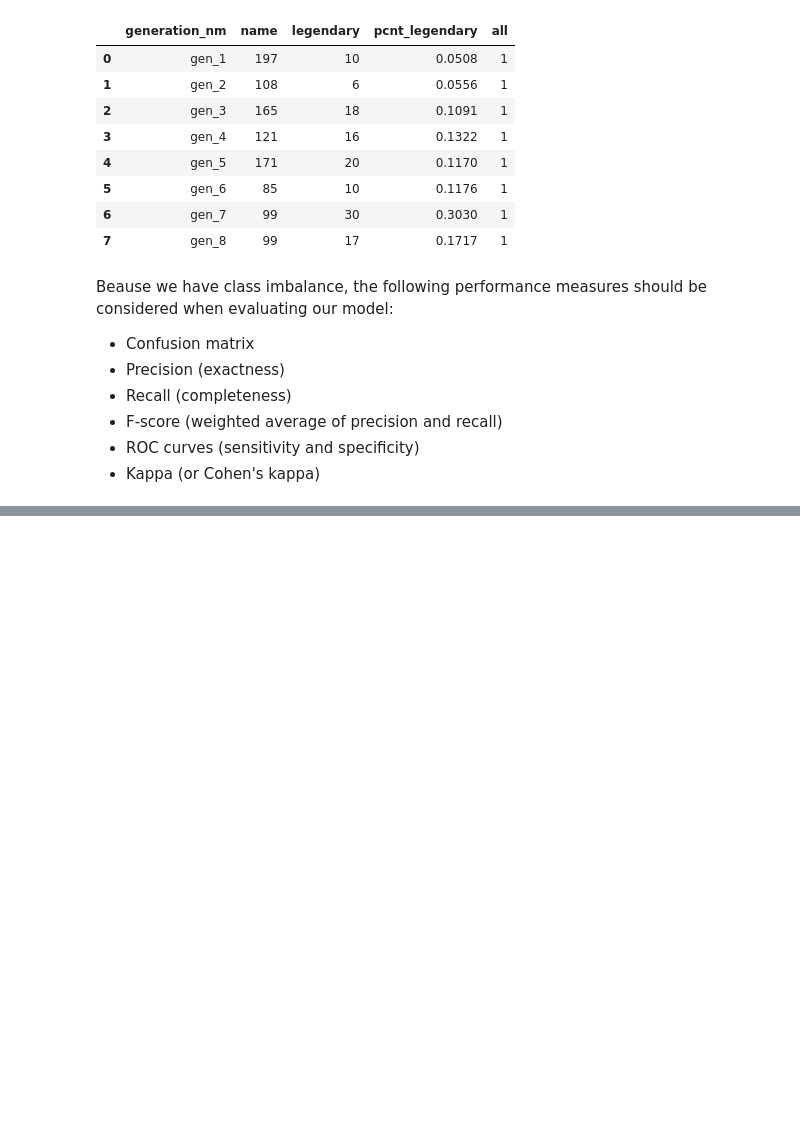
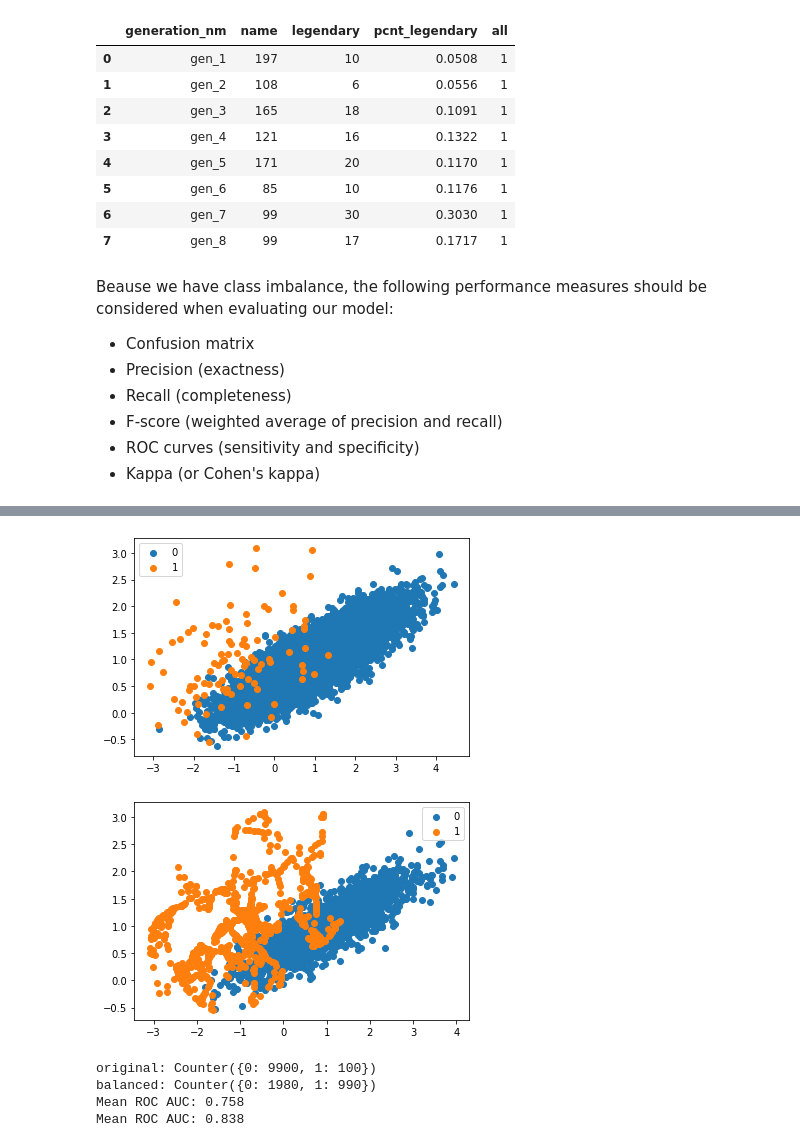
Before and after one commit to shannonhlo/pokemon-classification, a Jupyter notebook: analysis/dom/eda_dom.ipynb, the cells around one changed output, grey strips where cells are left out. Saved outputs shown, nothing was run; the diff lists cells and outputs as text; code cells hidden in the pictures; blank space fills up the shorter version.

Commit message:
Added an example with dummy data for SMOTE and a decision tree classifier

```diff
--- a/analysis/dom/eda_dom.ipynb
+++ b/analysis/dom/eda_dom.ipynb
@@ -178,0 +205,70 @@ Beause we have class imbalance, the following performance measures should be con
+# %%
+# Credit
+# https://machinelearningmastery.com/smote-oversampling-for-imbalanced-classification/from collections import Counter
+
+# load dependencies
+from sklearn.datasets import make_classification
+from sklearn.model_selection import cross_val_score
+from sklearn.model_selection import RepeatedStratifiedKFold
+from sklearn.tree import DecisionTreeClassifier
+from matplotlib import pyplot
+import numpy as np
+from imblearn.over_sampling import SMOTE
+from imblearn.under_sampling import RandomUnderSampler
+from imblearn.pipeline import Pipeline# define dataset
+
+# define dataset
+x, y = make_classification(n_samples=10000, n_features=2, n_redundant=0,
+	n_clusters_per_class=1, weights=[0.99], flip_y=0, random_state=1)
+
+# scatter plot of examples by class label
+for label, _ in counter.items():
+	row_ix = np.where(y == label)[0]
+	pyplot.scatter(x[row_ix, 0], x[row_ix, 1], label=str(label))
+pyplot.legend()
+pyplot.show()
+
+# define class balancing pipeline: first oversample, then undersample
+over = SMOTE(sampling_strategy=0.1)
+under = RandomUnderSampler(sampling_strategy=0.5)
+steps = [('over', over), ('under', under)]
+pipeline = Pipeline(steps=steps)
+
+# create new datasets
+x2, y2 = pipeline.fit_resample(x, y)
+
+# scatter plot of examples by class label
+for label, _ in counter.items():
+	row_ix = np.where(y2 == label)[0]
+	pyplot.scatter(x2[row_ix, 0], x2[row_ix, 1], label=str(label))
+pyplot.legend()
+pyplot.show()
+
+# summarize counts of the new class distribution
+counter2 = Counter(y2)
+print(f'original: {counter}\nbalanced: {counter2}')
+
+# define model (applied to original dataset)
+model = DecisionTreeClassifier()
+# evaluate pipeline
+cv = RepeatedStratifiedKFold(n_splits=10, n_repeats=3, random_state=1)
+scores = cross_val_score(model, x, y, scoring='roc_auc', cv=cv, n_jobs=-1)
+print('Mean ROC AUC: %.3f' % np.mean(scores))
+
+# define model (applied to balanced dataset
+
+# define pipeline
+#steps = [('over', SMOTE()), ('model', DecisionTreeClassifier())]
+steps = [('over', over), ('under', under), ('model', model)]
+pipeline = Pipeline(steps=steps)
+# evaluate pipeline
+cv = RepeatedStratifiedKFold(n_splits=10, n_repeats=3, random_state=1)
+scores = cross_val_score(pipeline, x, y, scoring='roc_auc', cv=cv, n_jobs=-1)
+print('Mean ROC AUC: %.3f' % np.mean(scores))
+# %% [output]
+[figure, added]
+[figure, added]
+original: Counter({0: 9900, 1: 100})
+balanced: Counter({0: 1980, 1: 990})
+Mean ROC AUC: 0.758
+Mean ROC AUC: 0.838
```
Also changed, not shown: parts of 3 cells of this notebook.
